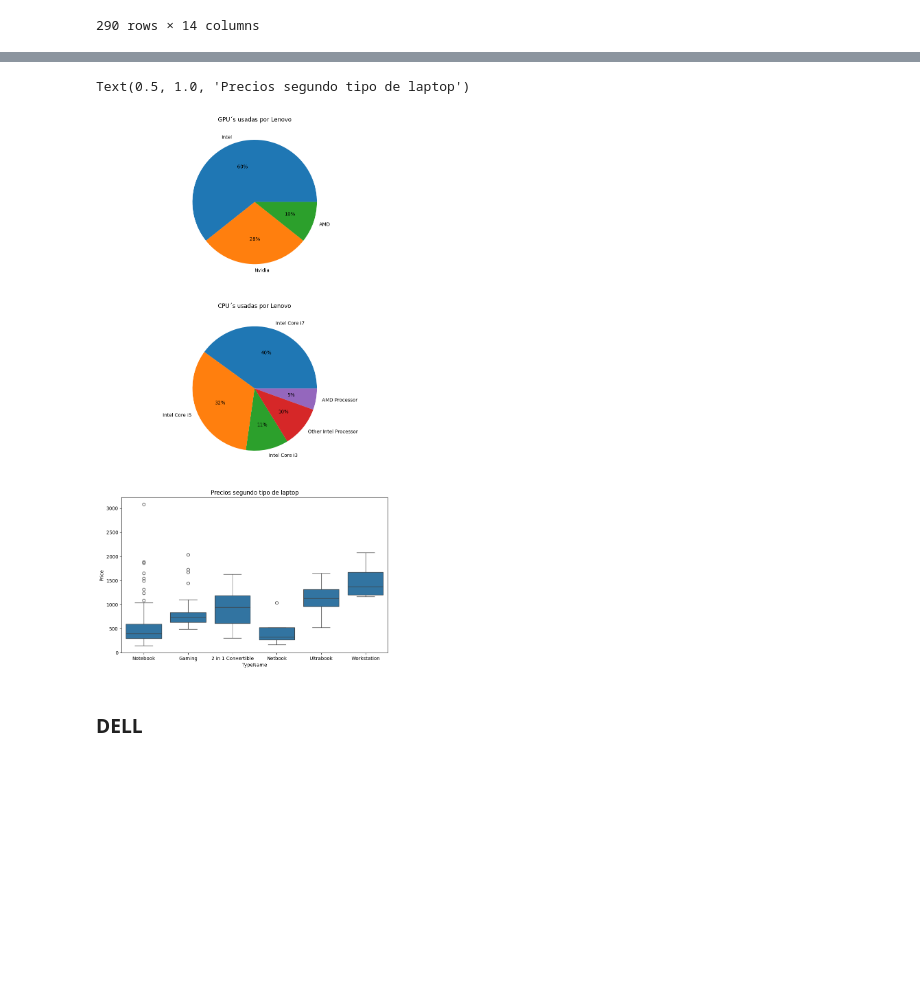
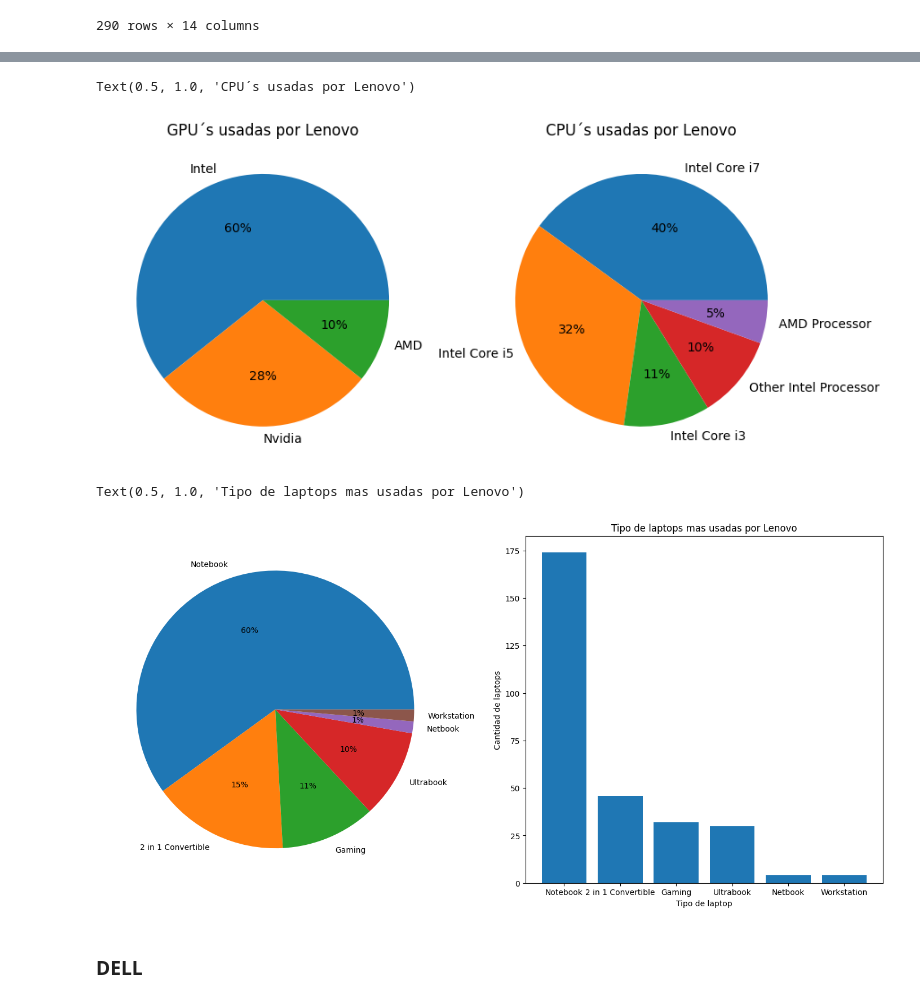
Before and after one commit to PGMGSnacks/Data-Science, a Jupyter notebook: AnalisysC.ipynb, the cells around one changed output, grey strips where cells are left out. Cells and saved outputs as stored; diff of their text form; code cells hidden in the pictures; blank space fills up the shorter version.

```diff
--- a/AnalisysC.ipynb
+++ b/AnalisysC.ipynb
@@ -408,36 +430,52 @@ axs[1,1].grid(True)
 # %%
 XTN_SNS = df_lenovo["TypeName"]
 YP_SNS = df_lenovo["Price"]
 YRAM_SNS = df_lenovo["Ram"]
 XGPU_SNS = df_lenovo["Gpu brand"]
 XMEM_SNS = df_lenovo["SSD"]
 
 
 fig, axs = plt.subplots(
-    figsize=(10,20), nrows=3
+    figsize=(10,5), ncols=2
 )
 #GPU usadas por lenovo
 df_lenovo["Gpu brand"]
 size = df_lenovo["Gpu brand"].value_counts()
 labels = size.index
 axs[0].pie(size, labels=labels, autopct= "%d%%")
 axs[0].set_title("GPU´s usadas por Lenovo")
 
 #CPU usadas por lenovo
 df_lenovo["Cpu brand"]
 size = df_lenovo["Cpu brand"].value_counts()
 labels = size.index
 axs[1].pie(size, labels=labels, autopct= "%d%%")
 axs[1].set_title("CPU´s usadas por Lenovo")
 
-#Grafico de precios de laptops lenovo
-sns.boxplot(df_lenovo, x=XTN_SNS, y=YP_SNS, ax=axs[2])
-plt.title("Precios segundo tipo de laptop")
+
 
 #
 # %% [output]
-Text(0.5, 1.0, 'Precios segundo tipo de laptop')
+Text(0.5, 1.0, 'CPU´s usadas por Lenovo')
-[figure, old version]
+[figure, new version]
+# %%
+laptops = df_lenovo["TypeName"].value_counts()
+labels = laptops.index
+
+
+fig, axs = plt.subplots(
+    figsize=(18, 8), ncols=2
+)
+axs[0].pie(laptops, labels=labels, autopct= "%d%%")
+
+axs[1].bar(labels, laptops)
+plt.xlabel("Tipo de laptop")
+plt.ylabel("Cantidad de laptops")
+
+plt.title("Tipo de laptops mas usadas por Lenovo")
+# %% [output]
+Text(0.5, 1.0, 'Tipo de laptops mas usadas por Lenovo')
+[figure, added]
 # %% [markdown]
 ### DELL
 # %%
```
Also changed, not shown: parts of 43 cells of this notebook.
